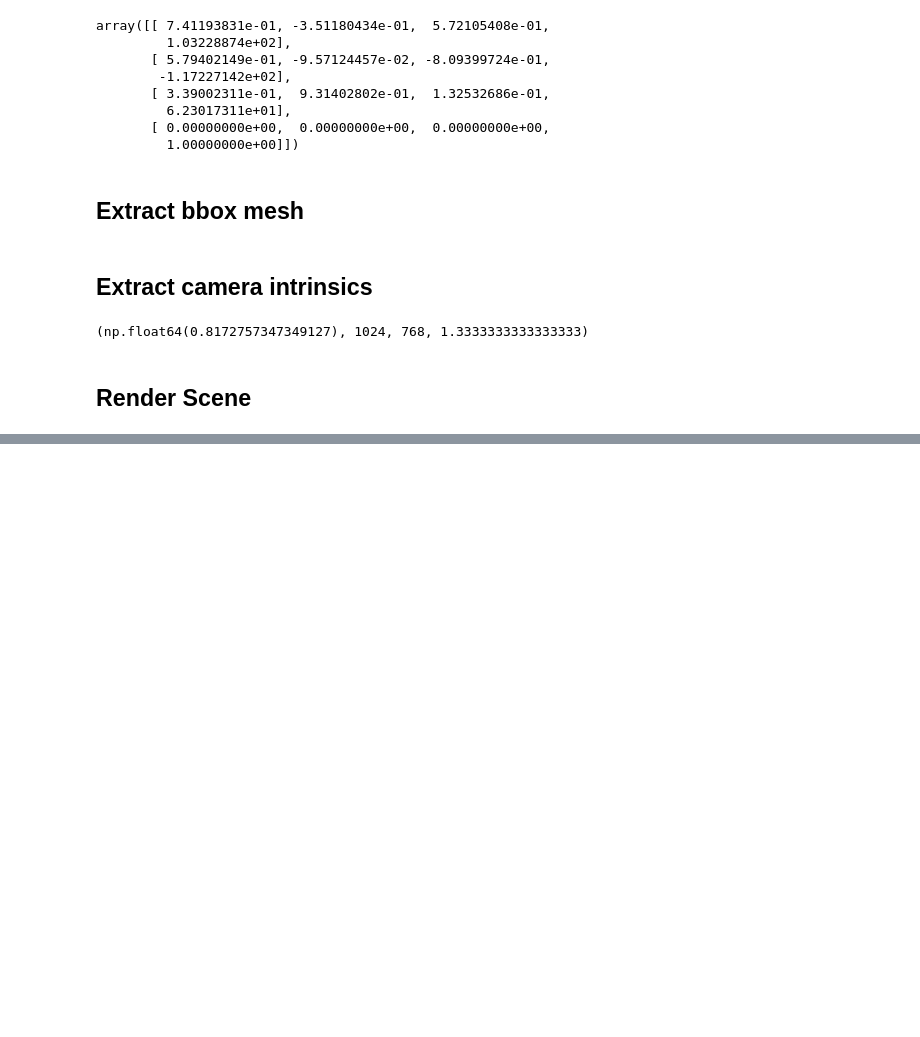
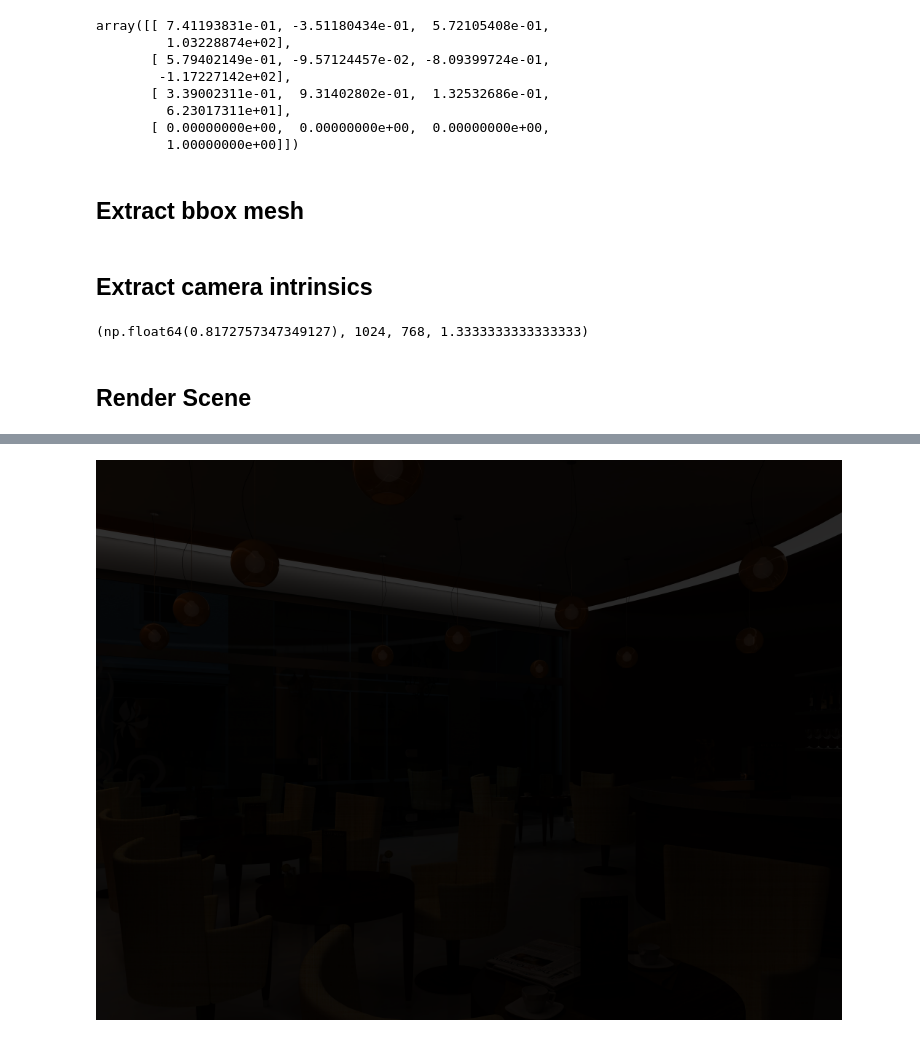
Before and after one commit to jonathansickert/3DFrontBench, a Jupyter notebook: notebooks/render_hyperism.ipynb, the cells around one changed output, grey strips where cells are left out. Cells and saved outputs as stored; diff of their text form; code cells hidden in the pictures; blank space fills up the shorter version.

```diff
--- a/notebooks/render_hyperism.ipynb
+++ b/notebooks/render_hyperism.ipynb
@@ -100,0 +115,4 @@ img
+# %%
+Image.fromarray(img)
+# %% [output]
+[figure, added]
```
Also changed, not shown: parts of 7 cells of this notebook, 3 other files.
